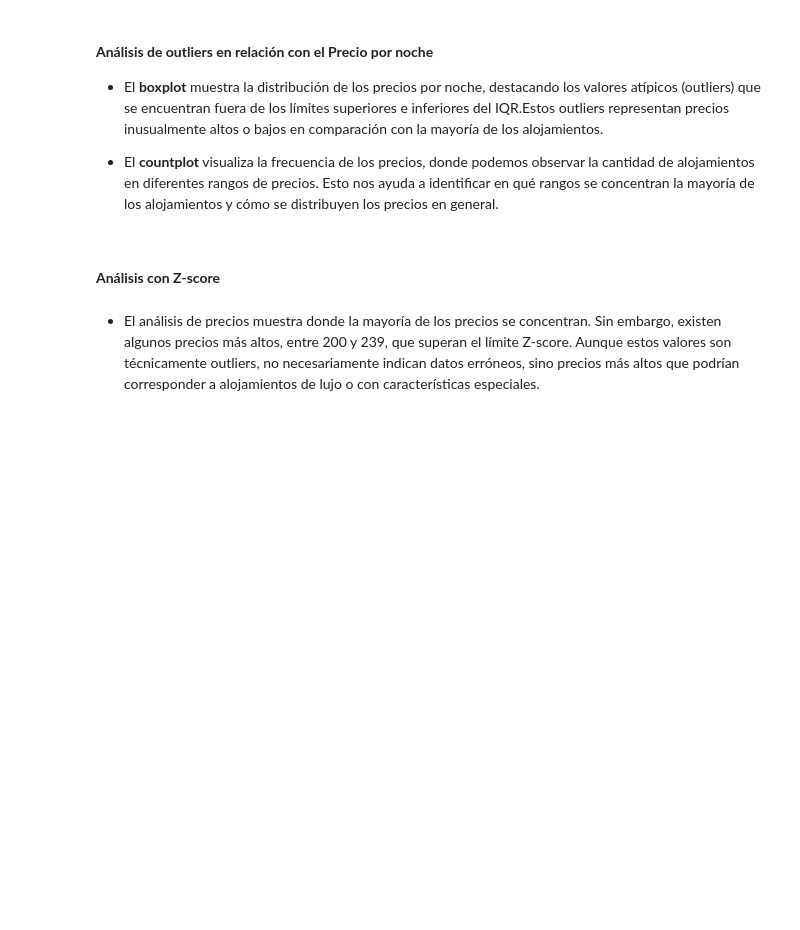
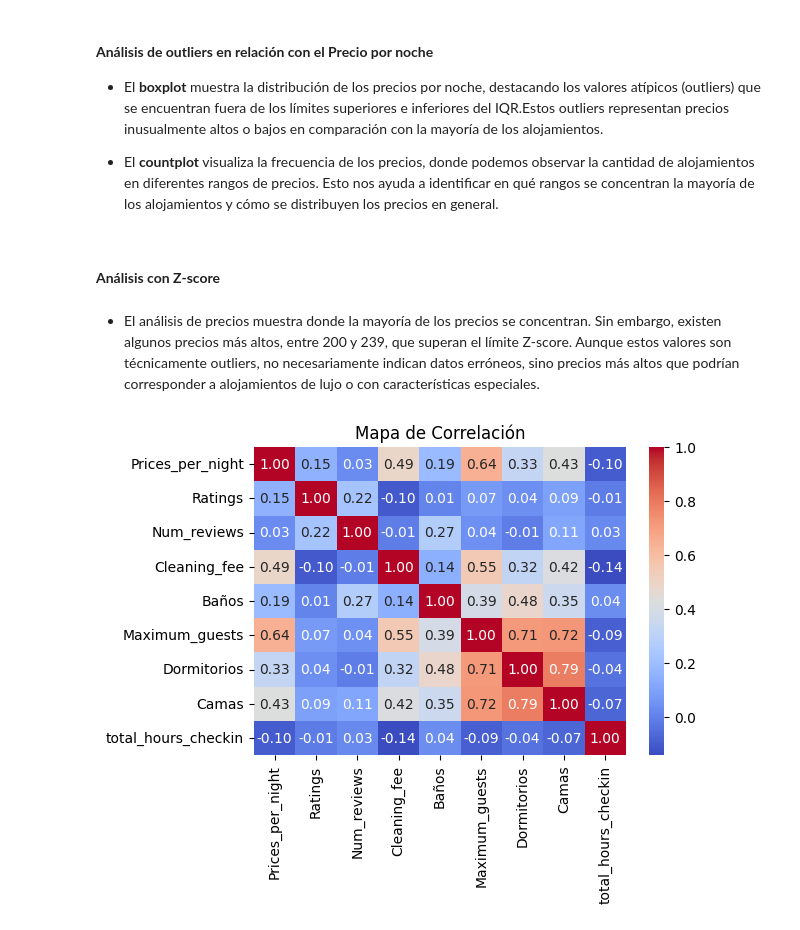
Before and after one commit to DiogoBernardoPT/Proyecto-Final-Bootcamp---Dream-Team, a Jupyter notebook: ETL - Fase 2 - EDA.ipynb, the cells around one changed output. Cells and saved outputs as stored; diff of their text form; code cells hidden in the pictures; blank space fills up the shorter version.

```diff
--- a/ETL - Fase 2 - EDA.ipynb
+++ b/ETL - Fase 2 - EDA.ipynb
@@ -41,6 +42,6 @@ df
 ##### *A través de este análisis, obtendremos una comprensión más clara de la estructura de los datos y descubriremos posibles relaciones que nos ayuden a generar insights valiosos sobre las propiedades de Airbnb*.
 # %%
 # Filtrar columnas que no aportan valor para la análisis
-excluded_columns = ['urls', 'timestamp', 'record_id', 'Titles', 'Location','Host_name']
+df = df.drop(columns=['urls', 'timestamp', 'record_id', 'titles', 'location', 'host_name'])
 # %%
 def eda_visualization(df):
@@ -216,3 +209,14 @@ hist_fig.add_vline(x=lim_r, line_width=2, line_dash="dash", line_color="orange",
 hist_fig.show()
 # %% [markdown]
 - El análisis de precios muestra donde la mayoría de los precios se concentran. Sin embargo, existen algunos precios más altos, entre 200 y 239, que superan el límite Z-score. Aunque estos valores son técnicamente outliers, no necesariamente indican datos erróneos, sino precios más altos que podrían corresponder a alojamientos de lujo o con características especiales.
+# %%
+df_corr = df.select_dtypes(include=['float64', 'int64'])
+
+correlation_matrix = df_corr.corr()
+
+fig, ax = plt.subplots(figsize=(6, 4))
+sns.heatmap(correlation_matrix, annot=True, cmap='coolwarm', fmt='.2f', ax=ax)
+ax.set_title('Mapa de Correlación')
+plt.show()
+# %% [output]
+[figure, added]
```
Also changed, not shown: parts of 4 cells of this notebook, 11 other files.
